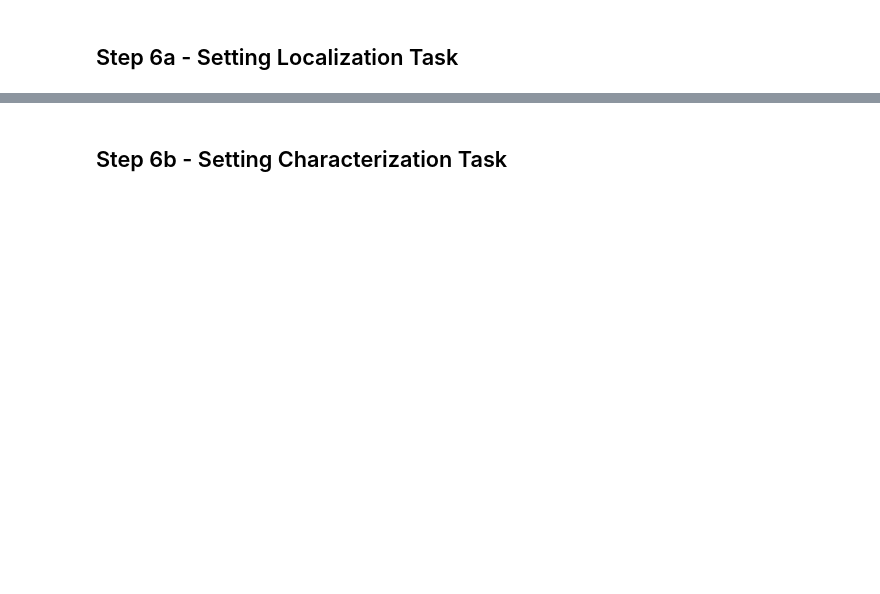
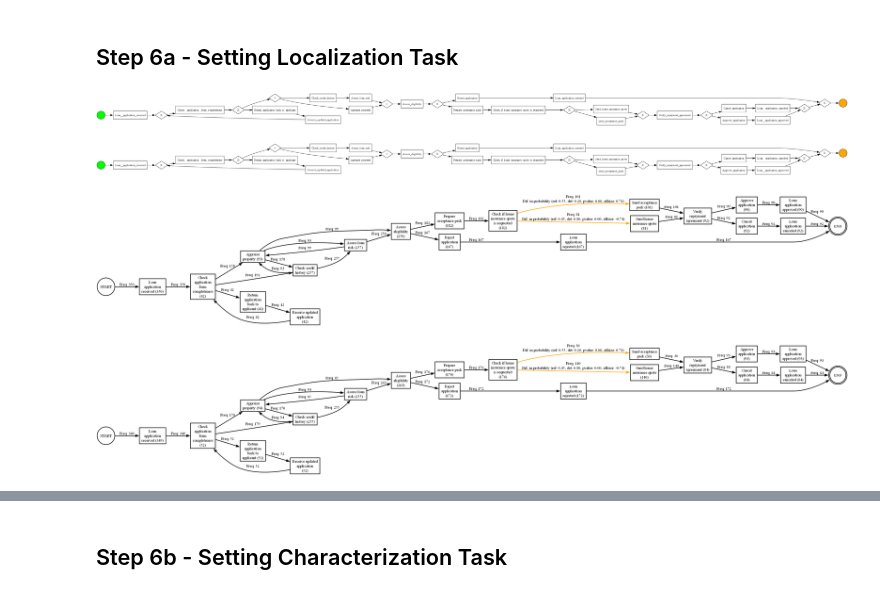
Before and after one commit to pm-usp/concept_drift, a Jupyter notebook: Transition_Matrix_Process_Drift/Demonstration - Business Process Drift - (Maaradji - Fast).ipynb, the cells around one changed output, grey strips where cells are left out. Cells and saved outputs as stored; diff of their text form; code cells hidden in the pictures; blank space fills up the shorter version.

```diff
--- a/Transition_Matrix_Process_Drift/Demonstration - Business Process Drift - (Maaradji - Fast).ipynb
+++ b/Transition_Matrix_Process_Drift/Demonstration - Business Process Drift - (Maaradji - Fast).ipynb
@@ -42,9 +42,9 @@ pd.options.display.float_format = '{:.4f}'.format
 logs_path = glob.glob("Input/Synthetic/Business Process Drift (Maaradji - Fast)/logs/*/*k.mxml")
 
 # Removing the logs with 2500 and 5000 events (based on Maaradji paper)
-# logs_path = [x for x in logs_path if "10" in x or "7.5" in x]
+logs_path = [x for x in logs_path if "10" in x ]
 change_patterns_excluded = ['IOR', 'IRO', 'OIR', 'ORI', 'RIO', 'ROI', 'cp']
-logs_path = [x for x in logs_path if "10" in x and not any(keyword in x for keyword in change_patterns_excluded)]
+logs_path = [x for x in logs_path if not any(keyword in x for keyword in change_patterns_excluded)]
 
 # Showing mapped paths
 print("How many logs? ", len(logs_path))
@@ -53,7 +67,7 @@ pd.DataFrame(logs_path)
 <!-- ![Alt text](../Images/Concept_drift_firstcycle_steps_eng.png "General steps") -->
 # %%
 # Loading first event log
-log_path = logs_path[5]
+log_path = logs_path[4]
 print(log_path.split("\\")[-1].split(".")[0])
 event_log = TMPD_utils.parse_mxml(log_path)
 
@@ -108,8 +180,8 @@ dict(list(TMPD_instance.get_windowing_strategy().items()))
 # %%
 # Setting the Transition Matrix (TM) process representation
 TMPD_instance.set_process_representation(threshold_anomaly=0.005
-                                    , control_flow_features={'frequency', 'probability'}
-                                    , time_features={} #{'avg_time':'timestamp', 'time_std':'timestamp'}
+                                    , control_flow_features={'frequency', 'probability', 'causality', 'parallel', 'choice', 'loop'}
+                                    , time_features={}
                                     , resource_features={}
                                     , data_features={})
 
@@ -166,7 +264,7 @@ detection_task_strategy_dict = {
     }
     , 'threshold_strategy' :
     {
-        'gtest_frequency' : {'change_features':['frequency_gtest_pvalue'], 'method':'comparison_operator', 'operator' : 'le', 'threshold_value' : '0.025', 'smooth' : '3'}
+        'gtest_frequency' : {'change_features':['frequency_gtest_pvalue'], 'method':'comparison_operator', 'operator' : 'le', 'threshold_value' : '0.05', 'smooth' : '3'}
         , 'cramersv_frequency' : {'change_features':['frequency_cramersv'], 'method':'comparison_operator', 'operator' : 'ge', 'threshold_value' : '0.05', 'smooth' : '3'}
         # , 'fixed_frequency_delta_percentage' : {'change_features':['frequency_delta_percentage'], 'method':'comparison_operator', 'operator' : 'ge', 'threshold_value' : '0.05', 'smooth' : '3'}
     }
@@ -249,10 +369,18 @@ for result in detection_task_results.itertuples():
 ## Step 6a - Setting Localization Task
 # %%
 # Setting Localization Task
-TMPD_instance.set_localization_task(reference_window_index=0, detection_window_index=75, pvalue_threshold=0.05, effect_prop_threshold=0.2, effect_count_threshold=0.02, pseudo_count=5)
+reference_window_index=0
+detection_window_index=75
+
+TMPD_instance.set_localization_task(reference_window_index=reference_window_index, detection_window_index=detection_window_index, pvalue_threshold=0.05, effect_threshold=0.2, presence_percentage_threshold=0.01, pseudo_count=5)
 
 # Executing Localization Task
 TMPD_instance.run_localization_task()
 
 # Showing Localization Task Results
-TMPD_instance.get_localization_task(show_localization_dfg=True, show_original_dfg=False, show_original_bpmn=True)
+significant_transition_changes, high_level_changes, reference_bpmn_text, detection_bpmn_text = TMPD_instance.get_localization_task(show_localization_dfg=True, show_original_dfg=False, show_original_bpmn=True)
+# %% [output]
+[figure, added]
+[figure, added]
+[figure, added]
+[figure, added]
```
Also changed, not shown: parts of 25 cells of this notebook, 36 other files.
